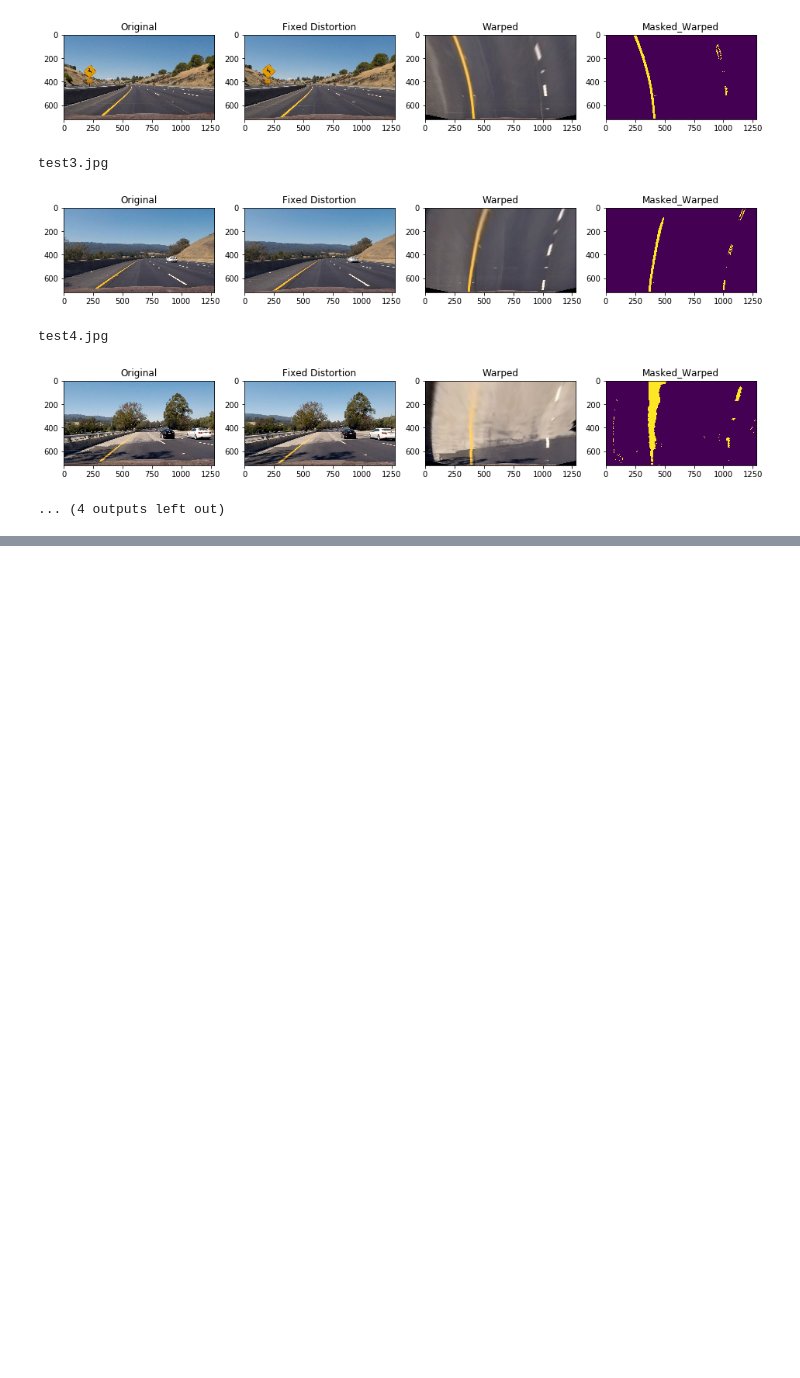
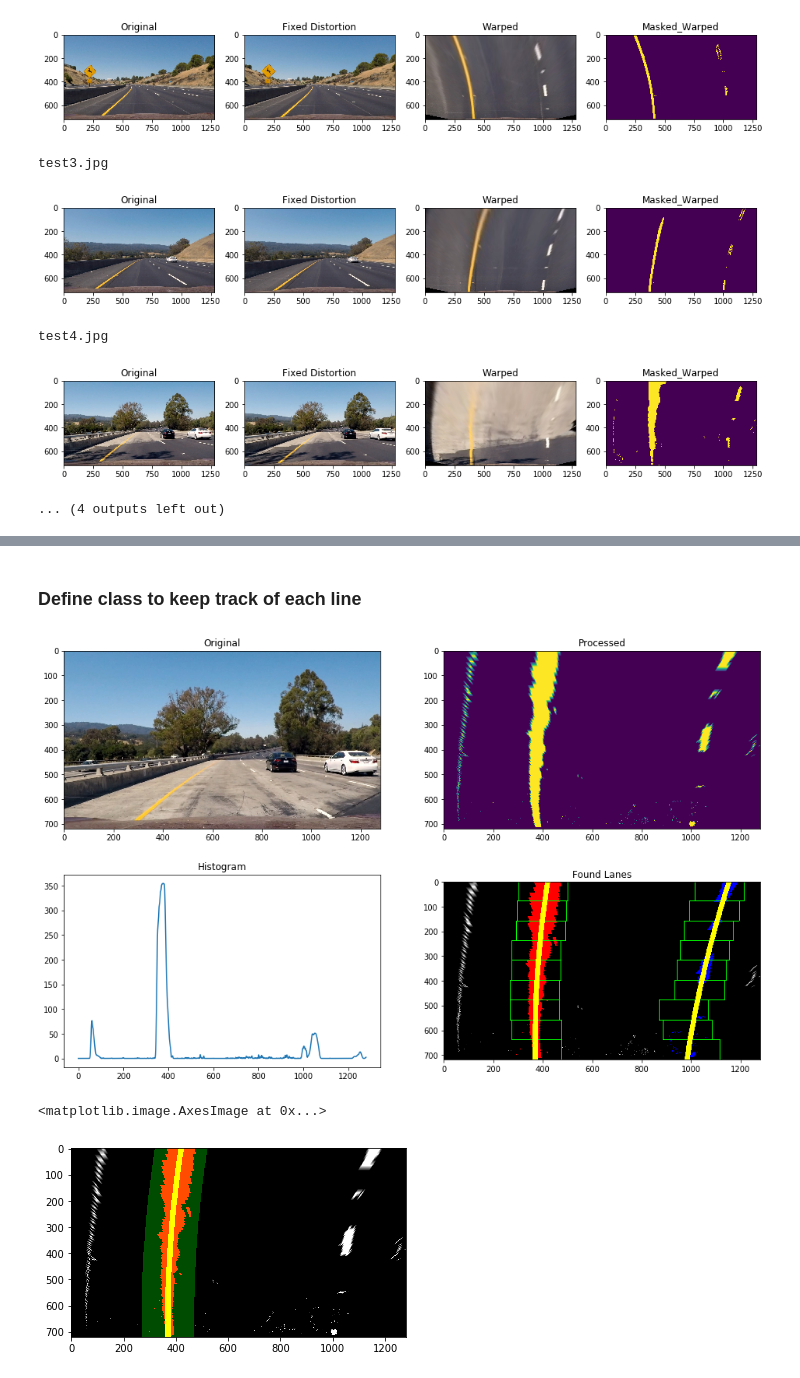
Before and after one commit to cyrano5614/CarND-Advanced-Lane-Lines, a Jupyter notebook: pipeline.ipynb, the cells around one changed output, grey strips where cells are left out. Cells and saved outputs as stored; diff of their text form; code cells hidden in the pictures; blank space fills up the shorter version.

```diff
--- a/pipeline.ipynb
+++ b/pipeline.ipynb
@@ -1036,0 +676,2 @@ def final_process(img):
+# %% [markdown]
+### Define class to keep track of each line
@@ -1036,0 +989,52 @@ def final_process(img):
+# %%
+image = read_img('test_images/test1.jpg')
+
+left = Line('left')
+right = Line('right')
+
+processed_img = pipeline(image)
+
+histogram = histo(processed_img)
+
+left_img = left.blind_find_lane(processed_img)
+right_img = right.blind_find_lane(processed_img)
+
+final_img = (np.dstack((processed_img, processed_img, processed_img))*255).astype(np.uint8)
+final_img[left.y, left.x] = [255, 0, 0]
+final_img[right.y, right.x] = [0, 0, 255]
+
+for box in left.boxes:
+    cv2.rectangle(final_img, box[0], box[1], (0,255,0), 2)
+for box in right.boxes:
+    cv2.rectangle(final_img, box[0], box[1], (0,255,0), 2)
+
+cv2.polylines(final_img, np.int_([left.points]), isClosed = False, color=(255,255,0), thickness = 20)
+cv2.polylines(final_img, np.int_([right.points]), isClosed = False, color=(255,255,0), thickness = 20)
+
+plt.figure(figsize=(16,10))
+
+plt.subplot(221)
+plt.title('Original')
+plt.imshow(image)
+
+plt.subplot(222)
+plt.title('Processed')
+plt.imshow(processed_img)
+
+plt.subplot(223)
+plt.title('Histogram')
+plt.plot(histogram)
+
+plt.subplot(224)
+plt.title('Found Lanes')
+plt.imshow(final_img)
+
+plt.show()
+
+left_img = left.exp_find_lane(processed_img, left.fit)
+right_img = right.exp_find_lane(processed_img, right.fit)
+plt.imshow(left_img)
+# %% [output]
+[figure, added]
+<matplotlib.image.AxesImage at 0x...>
+[figure, added]
```
Also changed, not shown: parts of 27 cells of this notebook, 14 other files.
